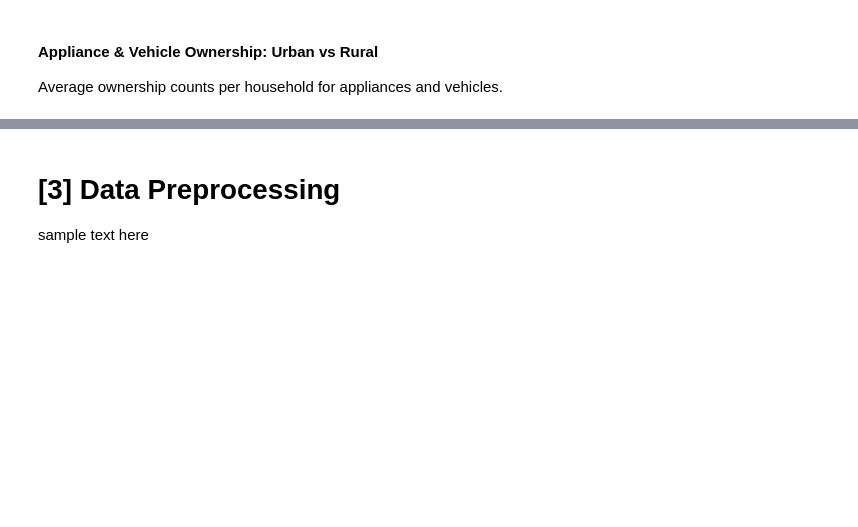
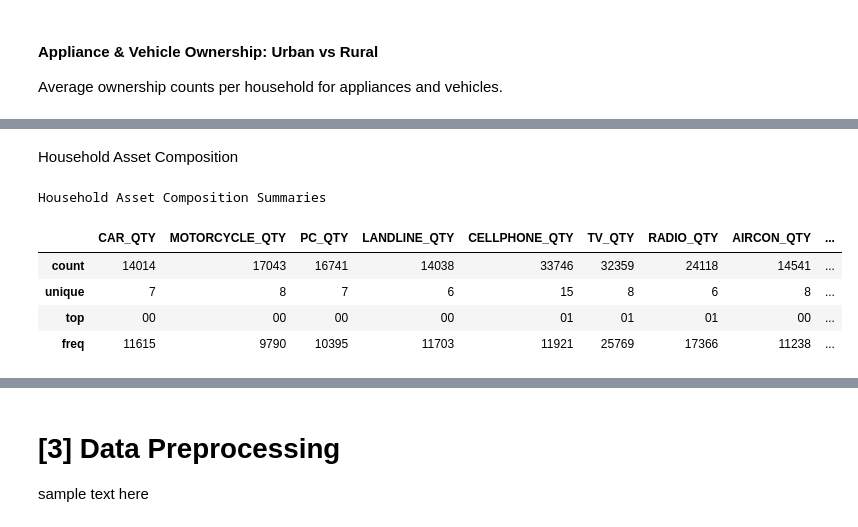
Before and after one commit to NebulaRojo9/STINTSY-MCO, a Jupyter notebook: Group2_nb.ipynb, the cells around one changed output, grey strips where cells are left out. Saved outputs shown, nothing was run; the diff lists cells and outputs as text; code cells hidden in the pictures; blank space fills up the shorter version.

```diff
--- a/Group2_nb.ipynb
+++ b/Group2_nb.ipynb
@@ -416,0 +490,16 @@ plt.tight_layout(); plt.show()
+# %% [markdown]
+Household Asset Composition
+# %%
+asset_features = ['CAR_QTY', 'MOTORCYCLE_QTY', 'PC_QTY', 'LANDLINE_QTY', 'CELLPHONE_QTY',
+                  'TV_QTY', 'RADIO_QTY', 'AIRCON_QTY', 'WASH_QTY', 'REF_QTY']
+
+# A. Statistical summaries
+print("\nHousehold Asset Composition Summaries")
+display(ws_or_na_df[asset_features].describe())
+# %% [output]
+Household Asset Composition Summaries
+|  | CAR_QTY | MOTORCYCLE_QTY | PC_QTY | LANDLINE_QTY | CELLPHONE_QTY | TV_QTY | RADIO_QTY | AIRCON_QTY | ... |
+| count | 14014 | 17043 | 16741 | 14038 | 33746 | 32359 | 24118 | 14541 | ... |
+| unique | 7 | 8 | 7 | 6 | 15 | 8 | 6 | 8 | ... |
+| top | 00 | 00 | 00 | 00 | 01 | 01 | 01 | 00 | ... |
+| freq | 11615 | 9790 | 10395 | 11703 | 11921 | 25769 | 17366 | 11238 | ... |
```
Also changed, not shown: parts of 17 cells of this notebook.
